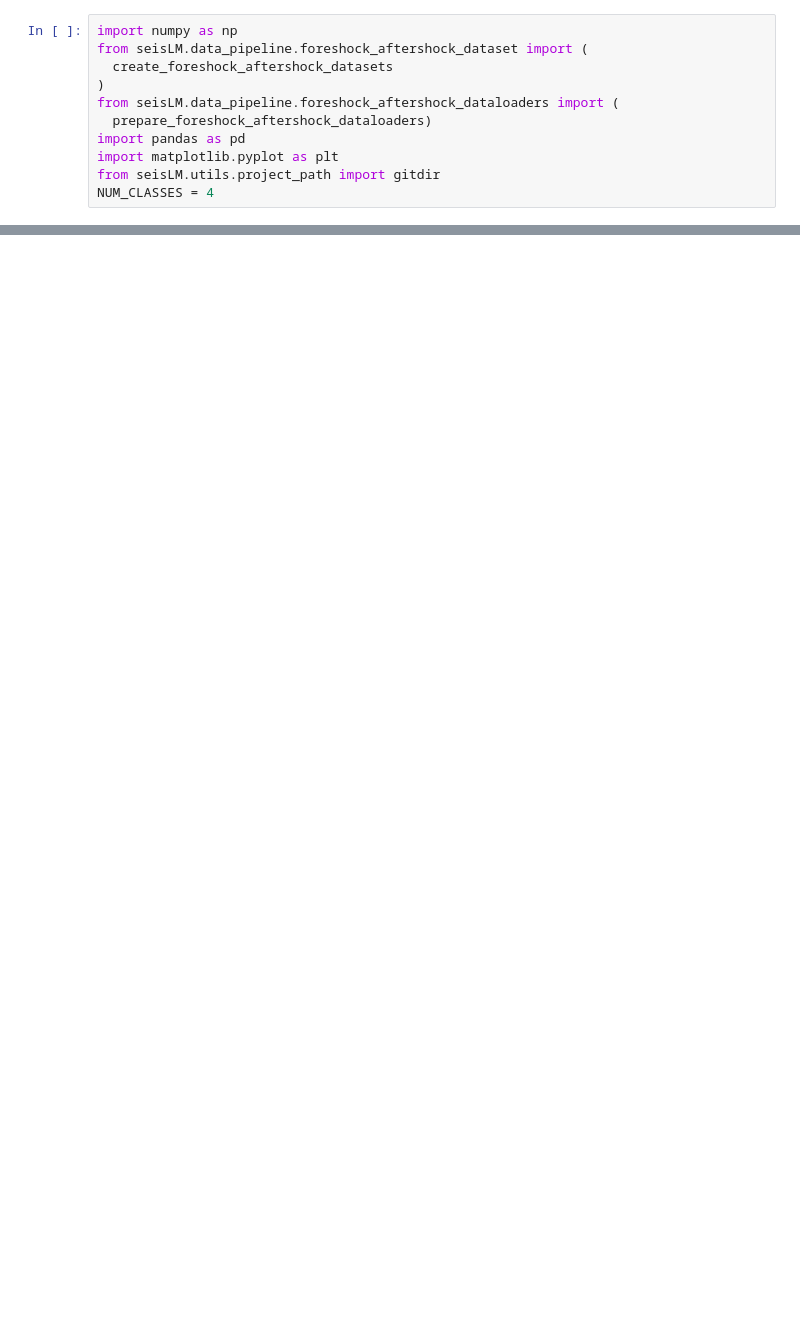
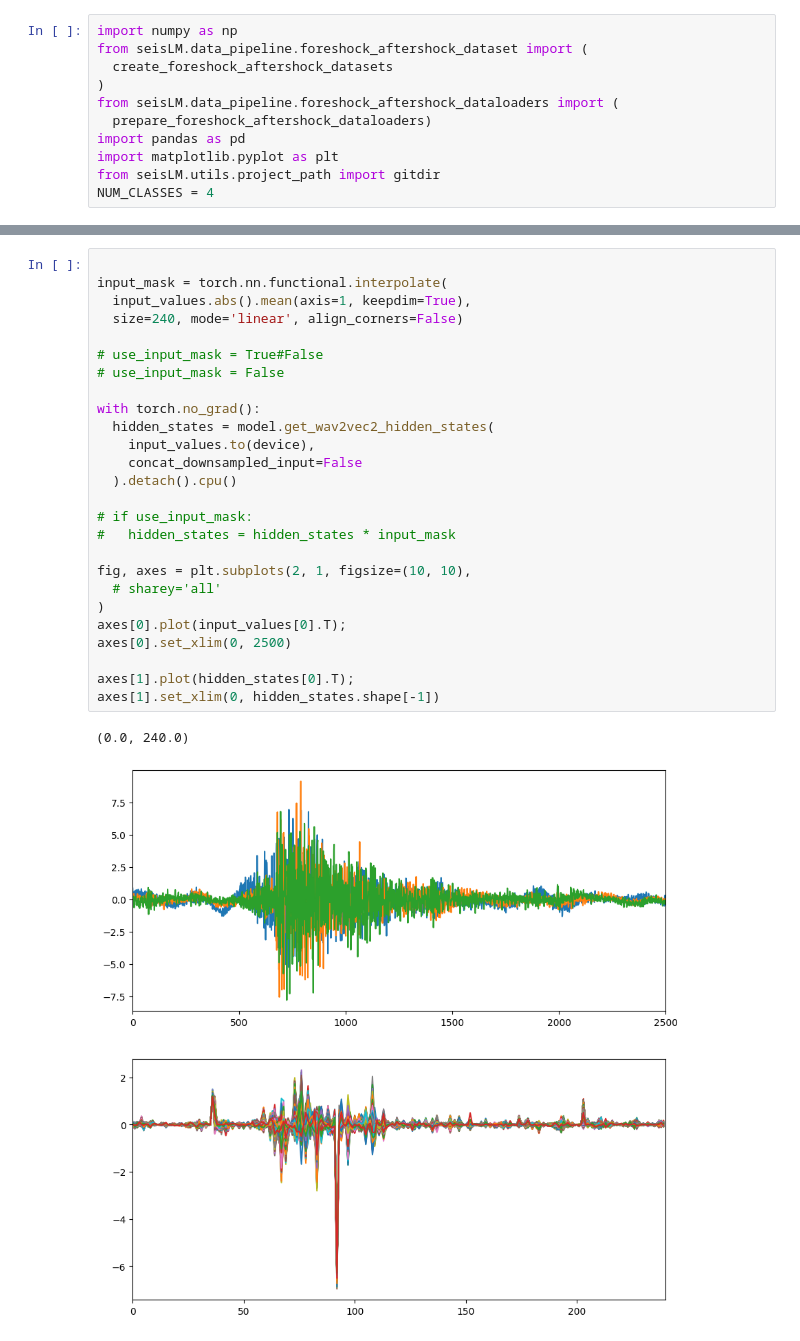
Before and after one commit to liutianlin0121/seisLM, a Jupyter notebook: notebooks/foreshock--aftershock/seislm-error-analysis.ipynb, the cells around one changed output, grey strips where cells are left out. Drawn from its saved outputs; the diff is of its cells as text; blank space fills up the shorter version.

```diff
--- a/notebooks/foreshock--aftershock/seislm-error-analysis.ipynb
+++ b/notebooks/foreshock--aftershock/seislm-error-analysis.ipynb
@@ -54,0 +114,29 @@ Seed set to 42
+# %%
+
+input_mask = torch.nn.functional.interpolate(
+  input_values.abs().mean(axis=1, keepdim=True),
+  size=240, mode='linear', align_corners=False)
+
+# use_input_mask = True#False
+# use_input_mask = False
+
+with torch.no_grad():
+  hidden_states = model.get_wav2vec2_hidden_states(
+    input_values.to(device),
+    concat_downsampled_input=False
+  ).detach().cpu()
+
+# if use_input_mask:
+#   hidden_states = hidden_states * input_mask
+
+fig, axes = plt.subplots(2, 1, figsize=(10, 10),
+  # sharey='all'
+)
+axes[0].plot(input_values[0].T);
+axes[0].set_xlim(0, 2500)
+
+axes[1].plot(hidden_states[0].T);
+axes[1].set_xlim(0, hidden_states.shape[-1])
+# %% [output]
+(0.0, 240.0)
+[figure, added]
```
Also changed, not shown: parts of 11 cells of this notebook, 4 other files.
